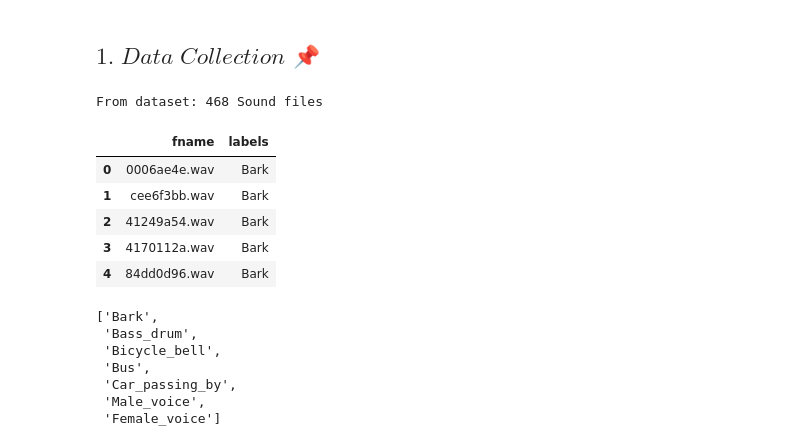
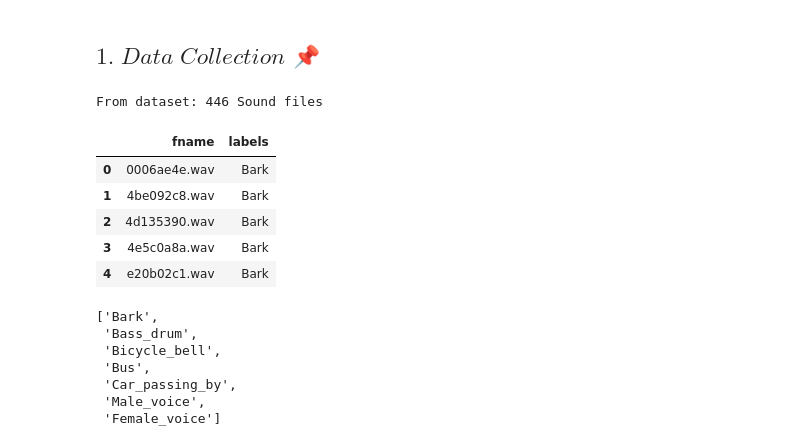
Before and after one commit to RuthBerenstein/FreeSound_Audio_Tagging, a Jupyter notebook: Freesound Audio Tagging 2019.ipynb, the cells around one changed output. Cells and saved outputs as stored; diff of their text form; code cells hidden in the pictures.

```diff
--- a/Freesound Audio Tagging 2019.ipynb
+++ b/Freesound Audio Tagging 2019.ipynb
@@ -172,30 +172,29 @@ def process_fft():
 # %%
 # main classes to process and their files
 
 #df_submission = pd.read_csv("Freesound\sample_submission.csv",  encoding='utf-8-sig')
 #classes = sorted(set(list(df_submission[1:])[1:]))
 
 #Selected categiries to process
 classes = ['Bark','Bass_drum','Bicycle_bell','Bus','Car_passing_by','Male_speech_and_man_speaking',
-           'Male_speech_and_man_speaking,Male_singing','Female_speech_and_woman_speaking',
-           'Female_speech_and_woman_speaking,Yell','Female_speech_and_woman_speaking,Whispering']
+           'Male_speech_and_man_speaking,Male_singing','Female_speech_and_woman_speaking','Female_speech_and_woman_speaking,Whispering']
 
 # Reading wave files name
 df_train_curated = pd.read_csv("Freesound/train_curated.csv")
 # Creating file names df for selected categories
 df_train_curated = df_train_curated.loc[df_train_curated['labels'].isin(classes)]
 df_files = df_train_curated.copy()
 df_files.sort_values('labels', ascending=True, inplace=True);
 df_files = df_files.reset_index(drop=True)
 print(f'From dataset: {len(df_files)} Sound files')
 df_files.head()
 # %% [output]
-From dataset: 468 Sound files
+From dataset: 446 Sound files
 |  | fname | labels |
 | 0 | 0006ae4e.wav | Bark |
-| 1 | cee6f3bb.wav | Bark |
-| 2 | 41249a54.wav | Bark |
-| 3 | 4170112a.wav | Bark |
-| 4 | 84dd0d96.wav | Bark |
+| 1 | 4be092c8.wav | Bark |
+| 2 | 4d135390.wav | Bark |
+| 3 | 4e5c0a8a.wav | Bark |
+| 4 | e20b02c1.wav | Bark |
 # %%
 # combine Male / Female voices
```
Also changed, not shown: parts of 27 cells of this notebook.
